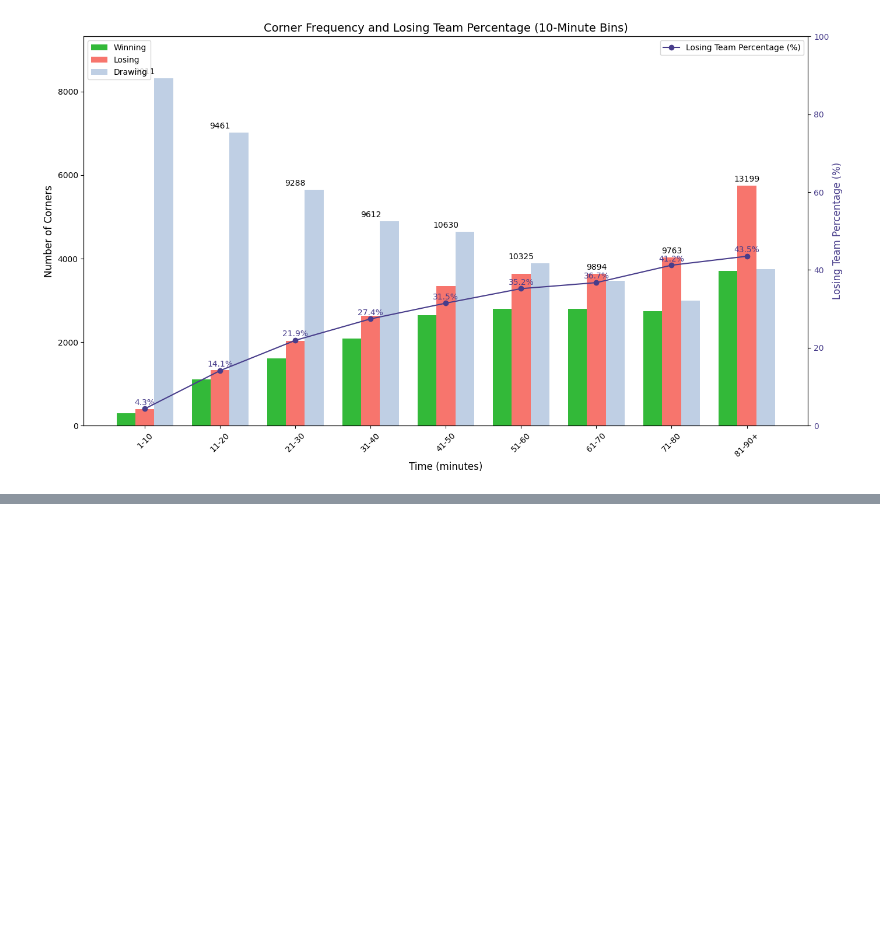
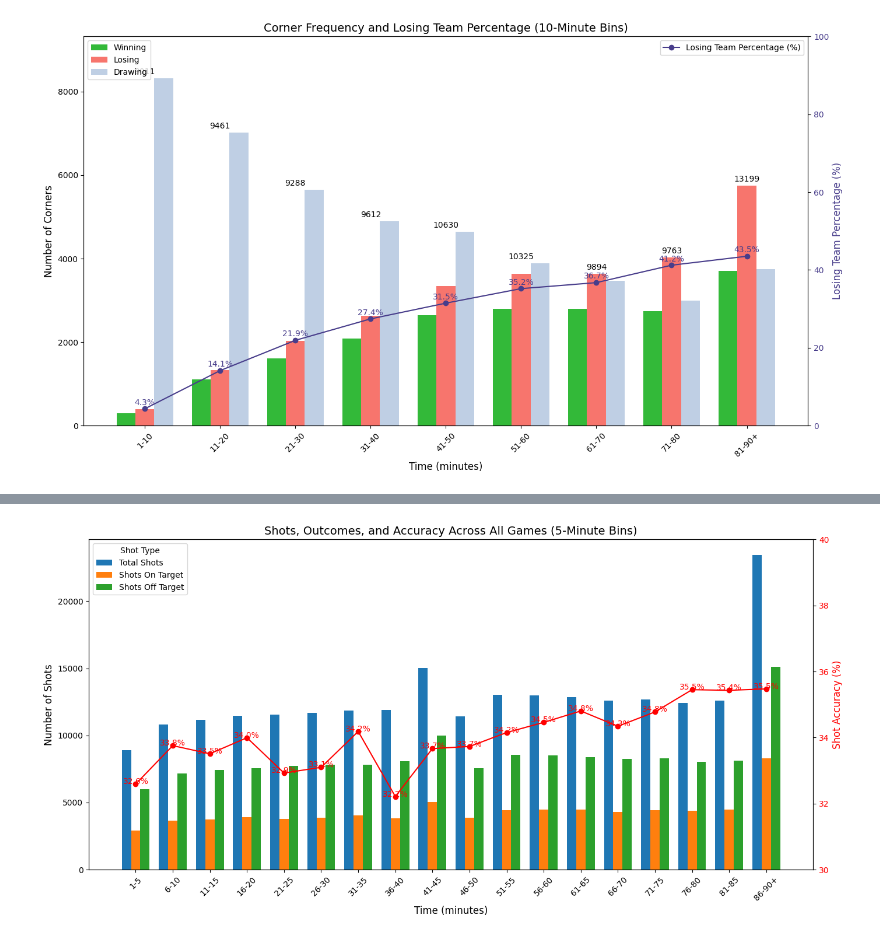
Before and after one commit to JoshuaGraham14/football-corner-prediction, a Jupyter notebook: notebooks/02_kaggle_analysis.ipynb, the cells around one changed output, grey strips where cells are left out. Saved outputs shown, nothing was run; the diff lists cells and outputs as text; code cells hidden in the pictures; blank space fills up the shorter version.

```diff
--- a/notebooks/02_kaggle_analysis.ipynb
+++ b/notebooks/02_kaggle_analysis.ipynb
@@ -156,0 +161,92 @@ plot_corner_frequencies_by_game_state(data, 10)
+# %%
+def plot_shots_frequencies(data, bin_size):
+    #Validation: Make sure req columns are present
+    req_columns = ['time', 'event_type', 'shot_outcome']
+    if not all(col in data.columns for col in req_columns):
+        raise ValueError(f"The dataset must contain the following columns: {req_columns}")
+
+    #Filter data by shots
+    shots_data = data[data['event_type'] == 1]
+    #Remove invalid or missing values in 'time' and 'shot_outcome'
+    shots_data=shots_data[shots_data['time'].notnull() & shots_data['shot_outcome'].notnull()]
+    shots_data=shots_data[shots_data['time']>= 0]
+
+    #Bins
+    bins = list(range(1, 91, bin_size)) + [float('inf')]
+    labels = [f"{bins[i]}-{bins[i+1]-1}" if bins[i+1] != float('inf') else f"{bins[i]}-90+" for i in range(len(bins)-1)]
+    shots_data['time_bin'] = pd.cut(shots_data['time'], bins=bins, labels=labels, right=False)
+
+    #Categorise shot outcomes: on target (1), off-t (2, 3 or 4)
+    shots_data['shot_category'] = shots_data['shot_outcome'].apply(
+        lambda x: 'Shots On Target' if x == 1 else 'Shots Off Target' if x in [2,3,4] else None
+    )
+
+    #Count occurrences for each shot category in each time bin
+    counts = shots_data.groupby(['time_bin', 'shot_category'], observed=False).size().unstack(fill_value=0)
+    counts['Total Shots'] = counts.sum(axis=1) #Append total column to end
+
+    #Calc shot accuracy:
+    counts['Accuracy'] = (counts['Shots On Target'] / counts['Total Shots']) *100
+
+
+    #Plot graph
+    bar_width=0.25
+    x = range(len(counts.index))
+    fig, ax1 = plt.subplots(figsize=(14, 7))
+
+    #Plot group bars
+    for i, column in enumerate(['Total Shots', 'Shots On Target', 'Shots Off Target']):
+        if column in counts:
+            ax1.bar(
+                [pos + i *bar_width for pos in x],
+                counts[column],
+                width=bar_width,
+                label=column
+            )
+
+
+    ax1.set_xlabel('Time (minutes)', fontsize=12)
+    ax1.set_ylabel('Number of Shots', fontsize=12)
+
+    ax1.set_xticks([pos + bar_width for pos in x])
+    ax1.set_xticklabels(counts.index.astype(str), rotation=45)
+    ax1.legend(title='Shot Type', fontsize=10, loc='upper left')
+
+    # Create secondary axis = shot accuracy (%)
+    ax2 = ax1.twinx()
+    ax2.plot(
+        [pos + bar_width for pos in x],
+        counts['Accuracy'],
+        color='red',
+        marker='o',
+        label='Shot Accuracy (%)'
+    )
+    ax2.set_ylabel('Shot Accuracy (%)', fontsize=12, color='red')
+    ax2.tick_params(axis='y', labelcolor='red')
+
+
+    #Add perc labels to line chart...
+    for pos,time_bin in enumerate(counts.index):
+        total =counts.loc[time_bin, 'Total Shots']
+        if total > 0:
+            accuracy = counts.loc[time_bin, 'Accuracy']
+            ax2.text(
+                pos+bar_width,
+                accuracy,
+                f"{accuracy:.1f}%",
+                ha='center',
+                fontsize=10,
+                color='red'
+            )
+
+    ax2.set_ylim(30, 40)
+    plt.title(f'Shots, Outcomes, and Accuracy Across All Games ({bin_size}-Minute Bins)', fontsize=14)
+    fig.tight_layout()
+    plt.show()
+
+
+#--- Call function ---
+plot_shots_frequencies(data, 5)
+plot_shots_frequencies(data, 10)
+# %% [output]
+[figure, added]
```
Also changed, not shown: parts of 2 cells of this notebook.
